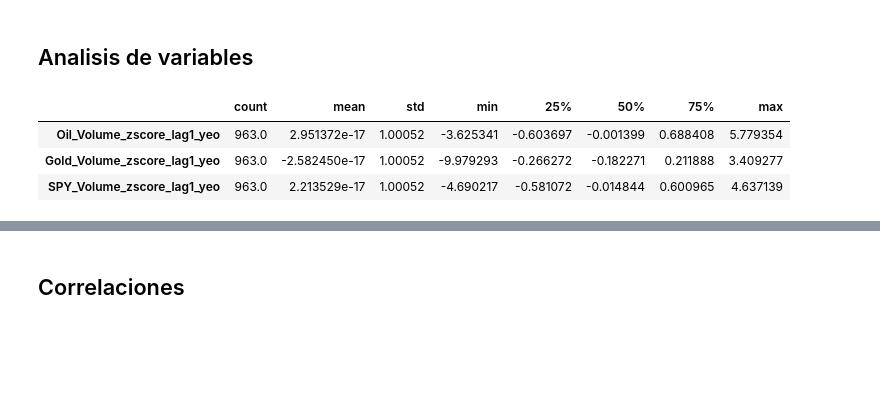
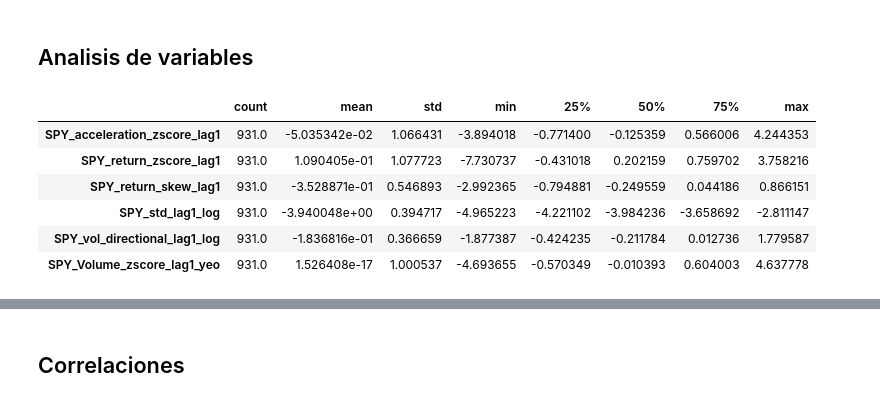
Before and after one commit to sebakremis/ForexMiner, a Jupyter notebook: notebook_EDA.ipynb, the cells around one changed output, grey strips where cells are left out. Cells and saved outputs as stored; diff of their text form; code cells hidden in the pictures; blank space fills up the shorter version.

```diff
--- a/notebook_EDA.ipynb
+++ b/notebook_EDA.ipynb
@@ -36,15 +36,18 @@ Series([], dtype: float64)
 # %%
 # Descripcion de variables
 columnas_clean = df_clean.columns.tolist()
-cadena = "_Volume_zscore_"
+cadena = "SPY_"
 columnas = encontrar_columnas(columnas_target=columnas_clean, cadena=cadena)
 
 df_clean[columnas].describe().T
 # %% [output]
 |  | count | mean | std | min | 25% | 50% | 75% | max |
-| Oil_Volume_zscore_lag1_yeo | 963.0 | 2.951372e-17 | 1.00052 | -3.625341 | -0.603697 | -0.001399 | 0.688408 | 5.779354 |
-| Gold_Volume_zscore_lag1_yeo | 963.0 | -2.582450e-17 | 1.00052 | -9.979293 | -0.266272 | -0.182271 | 0.211888 | 3.409277 |
-| SPY_Volume_zscore_lag1_yeo | 963.0 | 2.213529e-17 | 1.00052 | -4.690217 | -0.581072 | -0.014844 | 0.600965 | 4.637139 |
+| SPY_acceleration_zscore_lag1 | 931.0 | -5.035342e-02 | 1.066431 | -3.894018 | -0.771400 | -0.125359 | 0.566006 | 4.244353 |
+| SPY_return_zscore_lag1 | 931.0 | 1.090405e-01 | 1.077723 | -7.730737 | -0.431018 | 0.202159 | 0.759702 | 3.758216 |
+| SPY_return_skew_lag1 | 931.0 | -3.528871e-01 | 0.546893 | -2.992365 | -0.794881 | -0.249559 | 0.044186 | 0.866151 |
+| SPY_std_lag1_log | 931.0 | -3.940048e+00 | 0.394717 | -4.965223 | -4.221102 | -3.984236 | -3.658692 | -2.811147 |
+| SPY_vol_directional_lag1_log | 931.0 | -1.836816e-01 | 0.366659 | -1.877387 | -0.424235 | -0.211784 | 0.012736 | 1.779587 |
+| SPY_Volume_zscore_lag1_yeo | 931.0 | 1.526408e-17 | 1.000537 | -4.693655 | -0.570349 | -0.010393 | 0.604003 | 4.637778 |
 # %%
 # Asimetrias general
 mostrar_asimetrias(df_clean)
```
Also changed, not shown: parts of 9 cells of this notebook, 2 other files.
